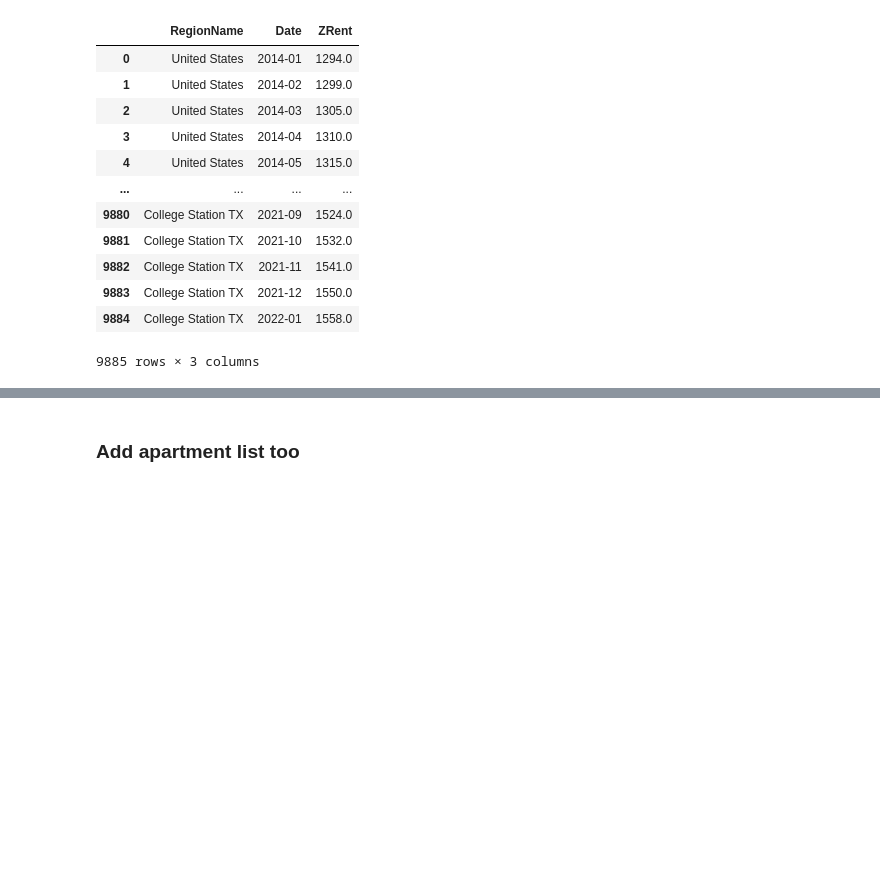
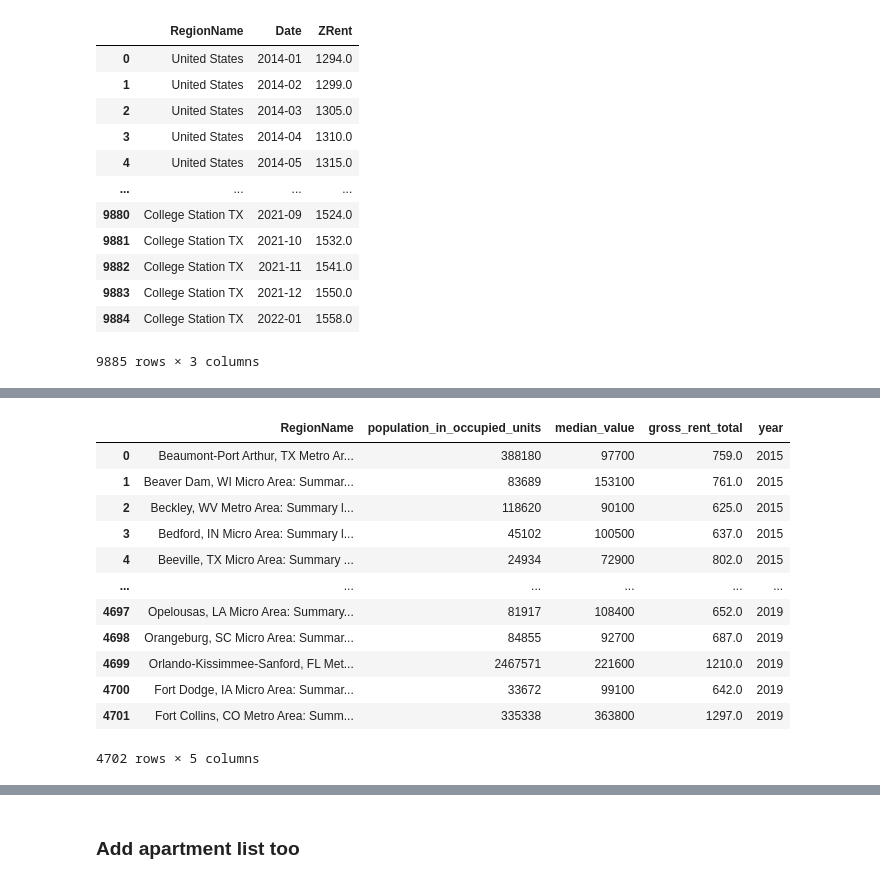
Before and after one commit to RealDataLLC/RealEstate, a Jupyter notebook: AppfolioDashboard.ipynb, the cells around one changed output, grey strips where cells are left out. Cells and saved outputs as stored; diff of their text form; code cells hidden in the pictures; blank space fills up the shorter version.

```diff
--- a/AppfolioDashboard.ipynb
+++ b/AppfolioDashboard.ipynb
@@ -213,0 +312,18 @@ selected_cities ['United States', 'Jacksonville FL']
+# %%
+new_aggregate_census_df = new_aggregate_census_df.reset_index()
+new_aggregate_census_df.columns = ["RegionName", "population_in_occupied_units", "median_value", "gross_rent_total", "year"]
+new_aggregate_census_df
+# %% [output]
+|  | RegionName | population_in_occupied_units | median_value | gross_rent_total | year |
+| 0 | Beaumont-Port Arthur, TX Metro Ar... | 388180 | 97700 | 759.0 | 2015 |
+| 1 | Beaver Dam, WI Micro Area: Summar... | 83689 | 153100 | 761.0 | 2015 |
+| 2 | Beckley, WV Metro Area: Summary l... | 118620 | 90100 | 625.0 | 2015 |
+| 3 | Bedford, IN Micro Area: Summary l... | 45102 | 100500 | 637.0 | 2015 |
+| 4 | Beeville, TX Micro Area: Summary ... | 24934 | 72900 | 802.0 | 2015 |
+| ... | ... | ... | ... | ... | ... |
+| 4697 | Opelousas, LA Micro Area: Summary... | 81917 | 108400 | 652.0 | 2019 |
+| 4698 | Orangeburg, SC Micro Area: Summar... | 84855 | 92700 | 687.0 | 2019 |
+| 4699 | Orlando-Kissimmee-Sanford, FL Met... | 2467571 | 221600 | 1210.0 | 2019 |
+| 4700 | Fort Dodge, IA Micro Area: Summar... | 33672 | 99100 | 642.0 | 2019 |
+| 4701 | Fort Collins, CO Metro Area: Summ... | 335338 | 363800 | 1297.0 | 2019 |
+4702 rows × 5 columns
```
Also changed, not shown: parts of 22 cells of this notebook, 1 other file.
